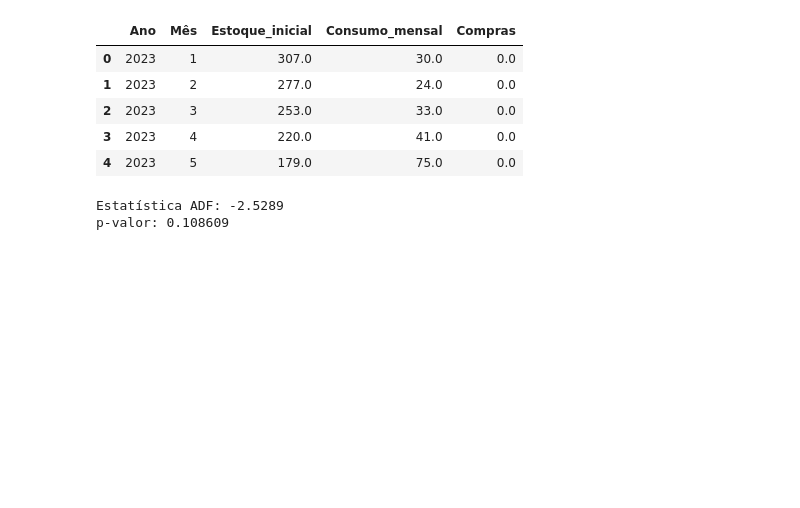
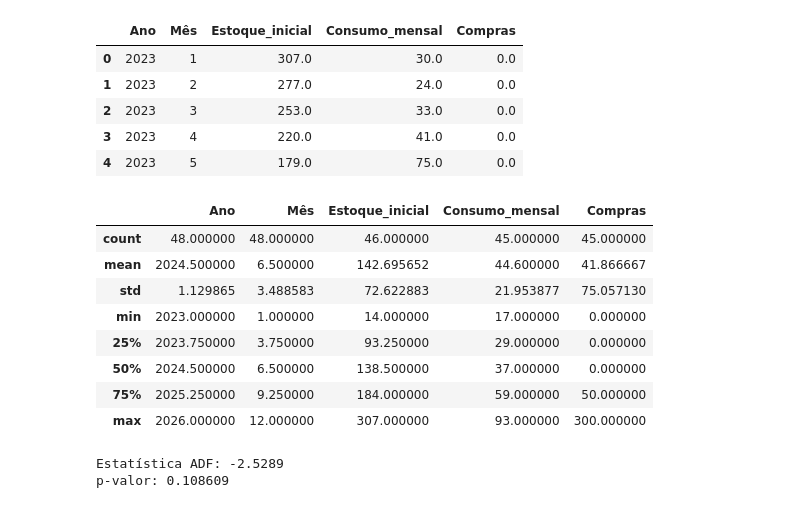
Before and after one commit to 9000639lpht/temporal-series-analysis, a Jupyter notebook: notebooks/main.ipynb, the cells around one changed output. Drawn from its saved outputs; the diff is of its cells as text; code cells hidden in the pictures; blank space fills up the shorter version.

```diff
--- a/notebooks/main.ipynb
+++ b/notebooks/main.ipynb
@@ -20,6 +25,18 @@ df.head()
 | 2 | 2023 | 3 | 253.0 | 33.0 | 0.0 |
 | 3 | 2023 | 4 | 220.0 | 41.0 | 0.0 |
 | 4 | 2023 | 5 | 179.0 | 75.0 | 0.0 |
+# %%
+df.describe()
+# %% [output]
+|  | Ano | Mês | Estoque_inicial | Consumo_mensal | Compras |
+| count | 48.000000 | 48.000000 | 46.000000 | 45.000000 | 45.000000 |
+| mean | 2024.500000 | 6.500000 | 142.695652 | 44.600000 | 41.866667 |
+| std | 1.129865 | 3.488583 | 72.622883 | 21.953877 | 75.057130 |
+| min | 2023.000000 | 1.000000 | 14.000000 | 17.000000 | 0.000000 |
+| 25% | 2023.750000 | 3.750000 | 93.250000 | 29.000000 | 0.000000 |
+| 50% | 2024.500000 | 6.500000 | 138.500000 | 37.000000 | 0.000000 |
+| 75% | 2025.250000 | 9.250000 | 184.000000 | 59.000000 | 50.000000 |
+| max | 2026.000000 | 12.000000 | 307.000000 | 93.000000 | 300.000000 |
 # %%
 # Data correlation analysis
 # ADF Test
```
Also changed, not shown: parts of 9 cells of this notebook.
